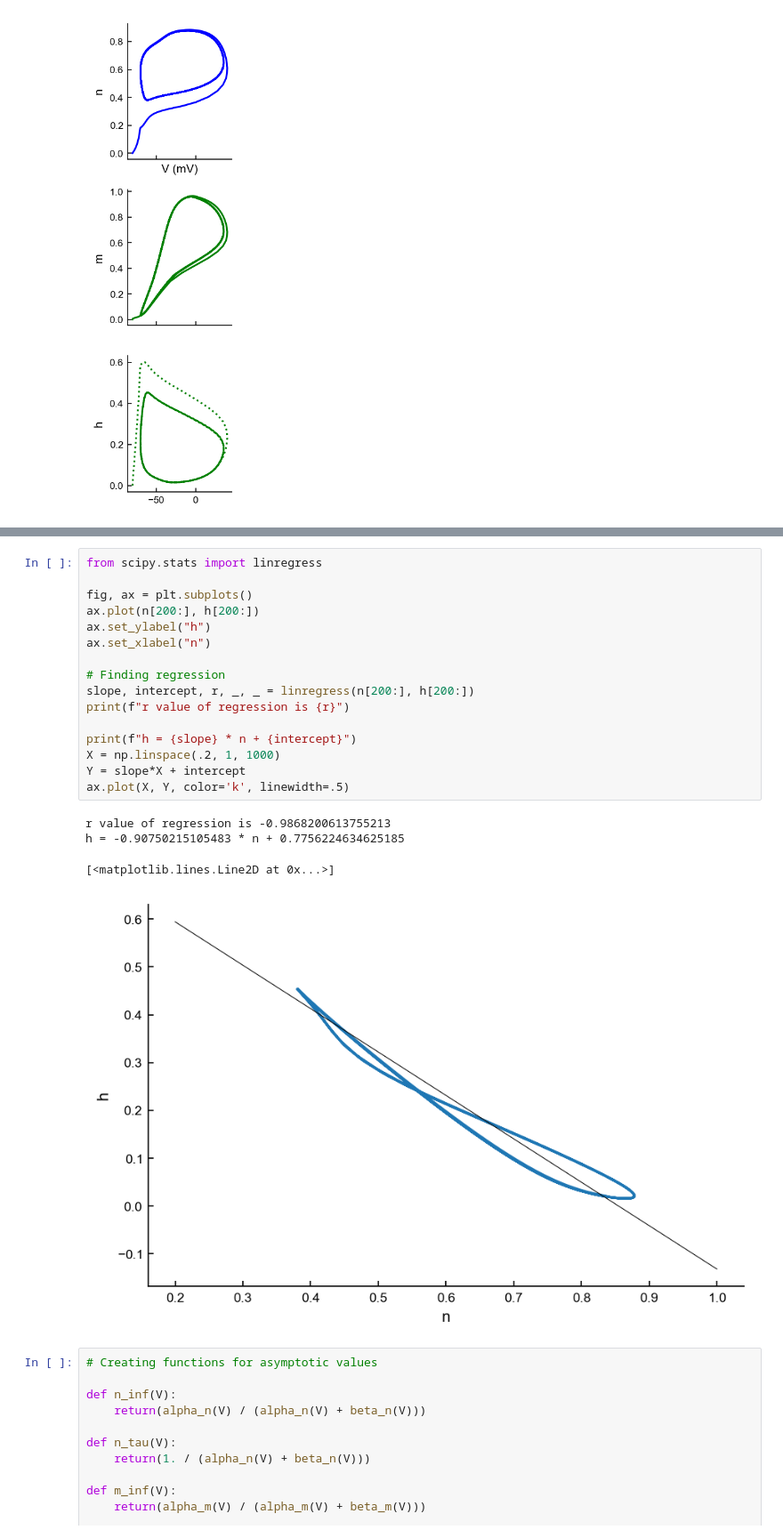
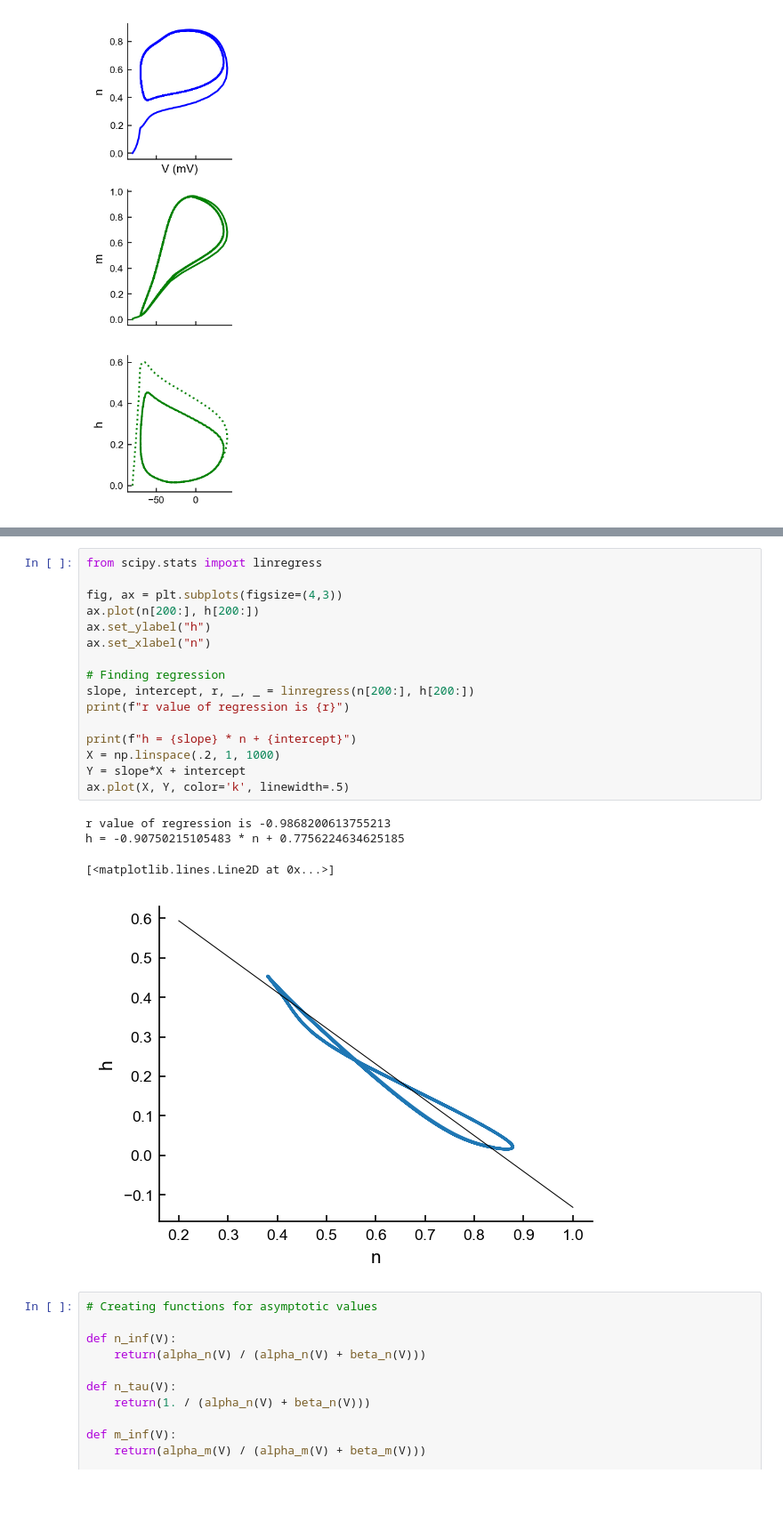
Before and after one commit to badralbanna/FTN, a Jupyter notebook: 5 HH simulation.ipynb, the cells around one changed output, grey strips where cells are left out. Shown at 89% size. Drawn from its saved outputs; the diff is of its cells as text; blank space fills up the shorter version.

```diff
--- a/5 HH simulation.ipynb
+++ b/5 HH simulation.ipynb
@@ -254,24 +258,24 @@ ax.plot(T, n + h)
 # %%
 from scipy.stats import linregress
 
-fig, ax = plt.subplots()
+fig, ax = plt.subplots(figsize=(4,3))
 ax.plot(n[200:], h[200:])
 ax.set_ylabel("h")
 ax.set_xlabel("n")
 
 # Finding regression
 slope, intercept, r, _, _ = linregress(n[200:], h[200:])
 print(f"r value of regression is {r}")
 
 print(f"h = {slope} * n + {intercept}")
 X = np.linspace(.2, 1, 1000)
 Y = slope*X + intercept
 ax.plot(X, Y, color='k', linewidth=.5)
 # %% [output]
 r value of regression is -0.9868200613755213
 h = -0.90750215105483 * n + 0.7756224634625185
 [<matplotlib.lines.Line2D at 0x...>]
-[figure, old version]
+[figure, new version]
 # %%
 # Creating functions for asymptotic values
 
```
Also changed, not shown: parts of 3 cells of this notebook.
